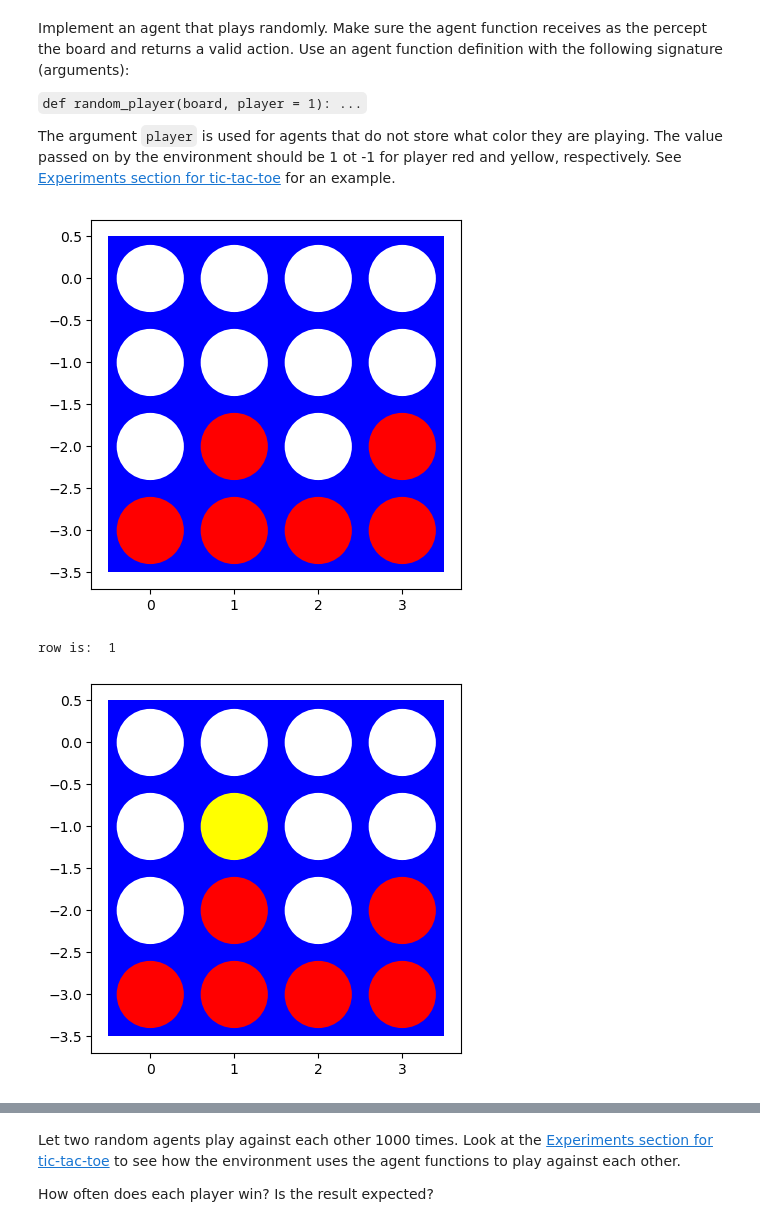
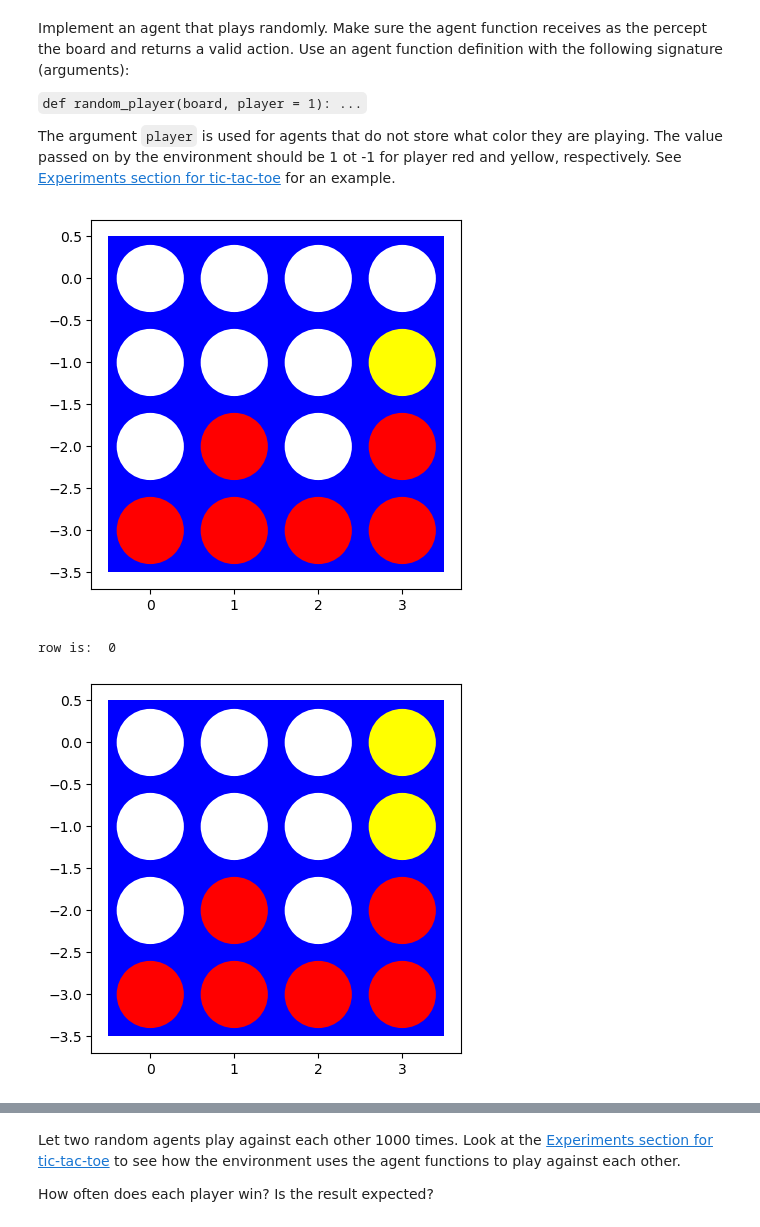
Before and after one commit to MaxDLink/connect-four, a Jupyter notebook: assignment_connect4.ipynb, the cells around one changed output, grey strips where cells are left out. Saved outputs shown, nothing was run; the diff lists cells and outputs as text; code cells hidden in the pictures.

```diff
--- a/assignment_connect4.ipynb
+++ b/assignment_connect4.ipynb
@@ -483,7 +483,7 @@ length = len(board)
 # want to count the whole second column in this example; 3 ones
 # this means that col needs to be 1
 board = [[0, 0, 0, 0],
-         [0, 0, 0, 0],
+         [0, 0, 0, -1],
          [0, 1, 0, 1],
          [1, 1, 1, 1]]
 
@@ -498,38 +498,38 @@ column_selected = np.random.randint(0, length)
 # add one to column_selected to have the first column identify as 1, second as 2, 3rd as 3 etc.
 # print("initiaitng count for the entire ", column_selected + 1, " column")
 for r in range(length):
     # print("row is: ", row)
     # test with random column instead of fixing at 1
     # col = 1
     # col can range from 0 - 3
     col = column_selected
-    # count conditional
-    if board[row][col] == 1:
+    # count conditional incremented here after checking if there is a 1 or -1 already placed & finding an empty spot
+    if board[row][col] == 1 or board[row][col] == -1:
         # print("a 1 has been found in col ", col + 1)
         one_count += 1
     # else, found a zero
     # if you have found a zero then just place a 1 or -1
     else:
         # row -= 1
         print("row is: ", row)
         if(player == 1):
             # updating board with 1
             board[row][col] = 1
         # yellow
         else:
             board[row][col] = -1
         # as soon as place, then exit
         break
     row -= 1
 
 # print("Amount of 1's found: ", one_count)
 
 # show the updated board
 visualize(board)
 # %% [output]
-[figure, old version]
+[figure, new version]
-row is:  1
+row is:  0
-[figure, old version]
+[figure, new version]
 # %%
 # make a board to pass to random player
 # 4x4 board is the smallest board, for testing purposes
```
Also changed, not shown: parts of 2 cells of this notebook.
